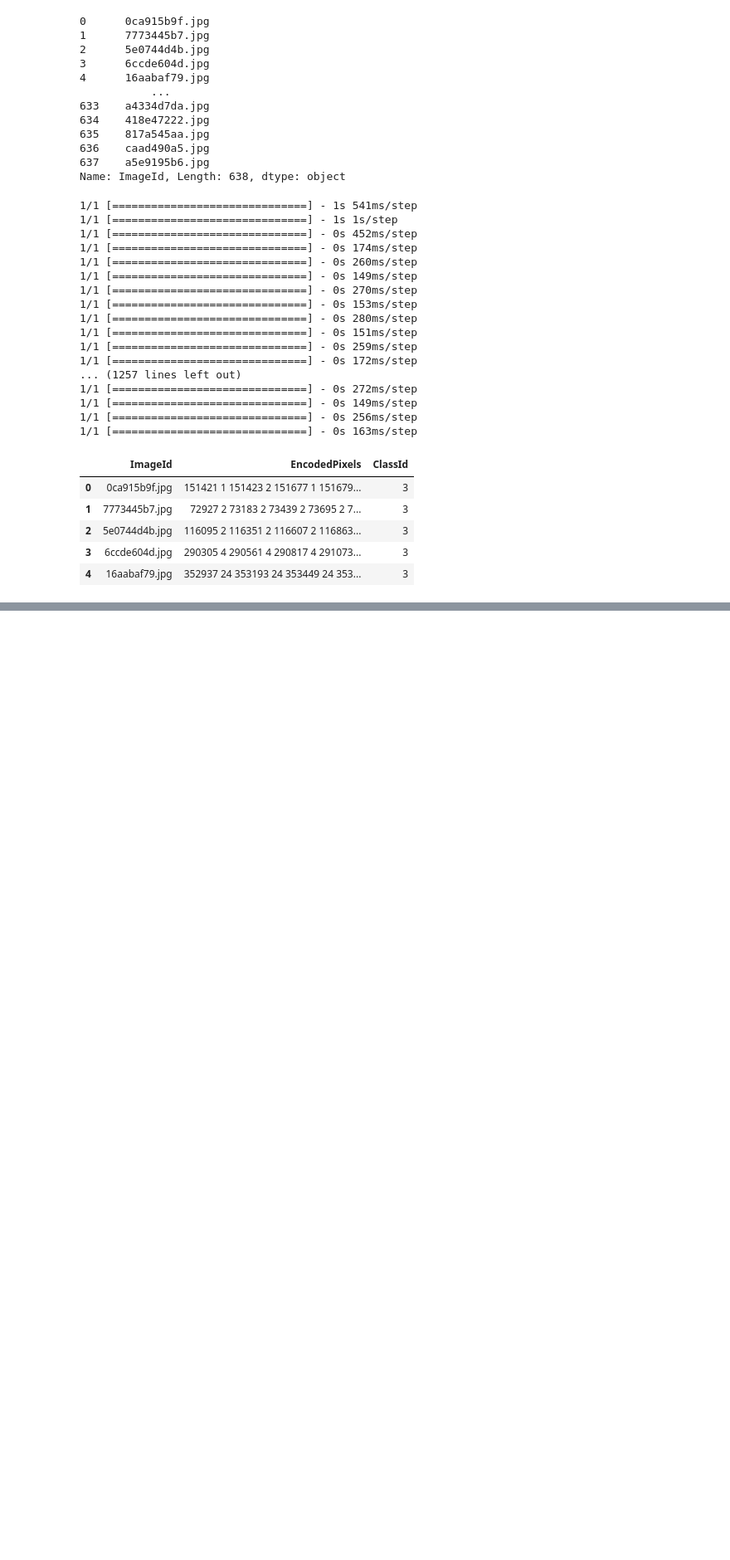
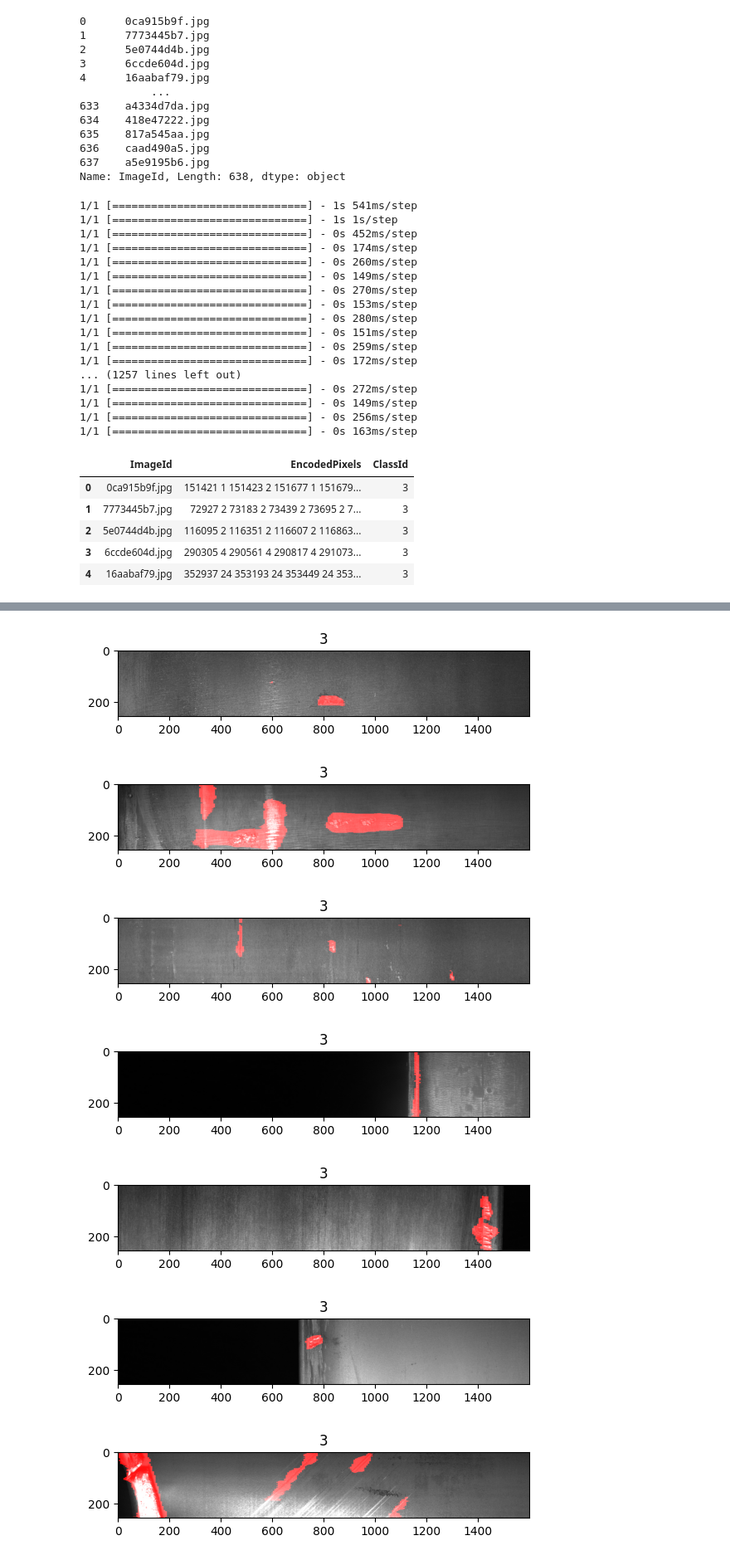
Before and after one commit to FemiAdesola/Data-Science, a Jupyter notebook: Maintenance_&_Manufacturing_Department.ipynb, the cells around one changed output, grey strips where cells are left out. Shown at 83% size. Saved outputs shown, nothing was run; the diff lists cells and outputs as text; code cells hidden in the pictures; blank space fills up the shorter version.

```diff
--- a/Maintenance_&_Manufacturing_Department.ipynb
+++ b/Maintenance_&_Manufacturing_Department.ipynb
@@ -925,18 +936,26 @@ for i in range(10):
 # %%
 # visualize the results (model predictions)
 
 directory = "train_images"
 
 for i in range(10):
 
   # read the images using opencv and convert to rgb format
   img = io.imread(os.path.join(directory,df_pred.ImageId[i]))
   img = cv2.cvtColor(img, cv2.COLOR_BGR2RGB)
 
   # get the mask for the image from rle
   mask = rle2mask(df_pred.EncodedPixels[i],img.shape[0],img.shape[1])
 
-  img[mask == 1,0] = 15
+  img[mask == 1,0] = 255
   plt.figure()
   plt.title(df_pred.ClassId[i])
   plt.imshow(img)
+# %% [output]
+[figure, added]
+[figure, added]
+[figure, added]
+[figure, added]
+[figure, added]
+[figure, added]
+[figure, added]
```
Also changed, not shown: parts of 2 cells of this notebook.
